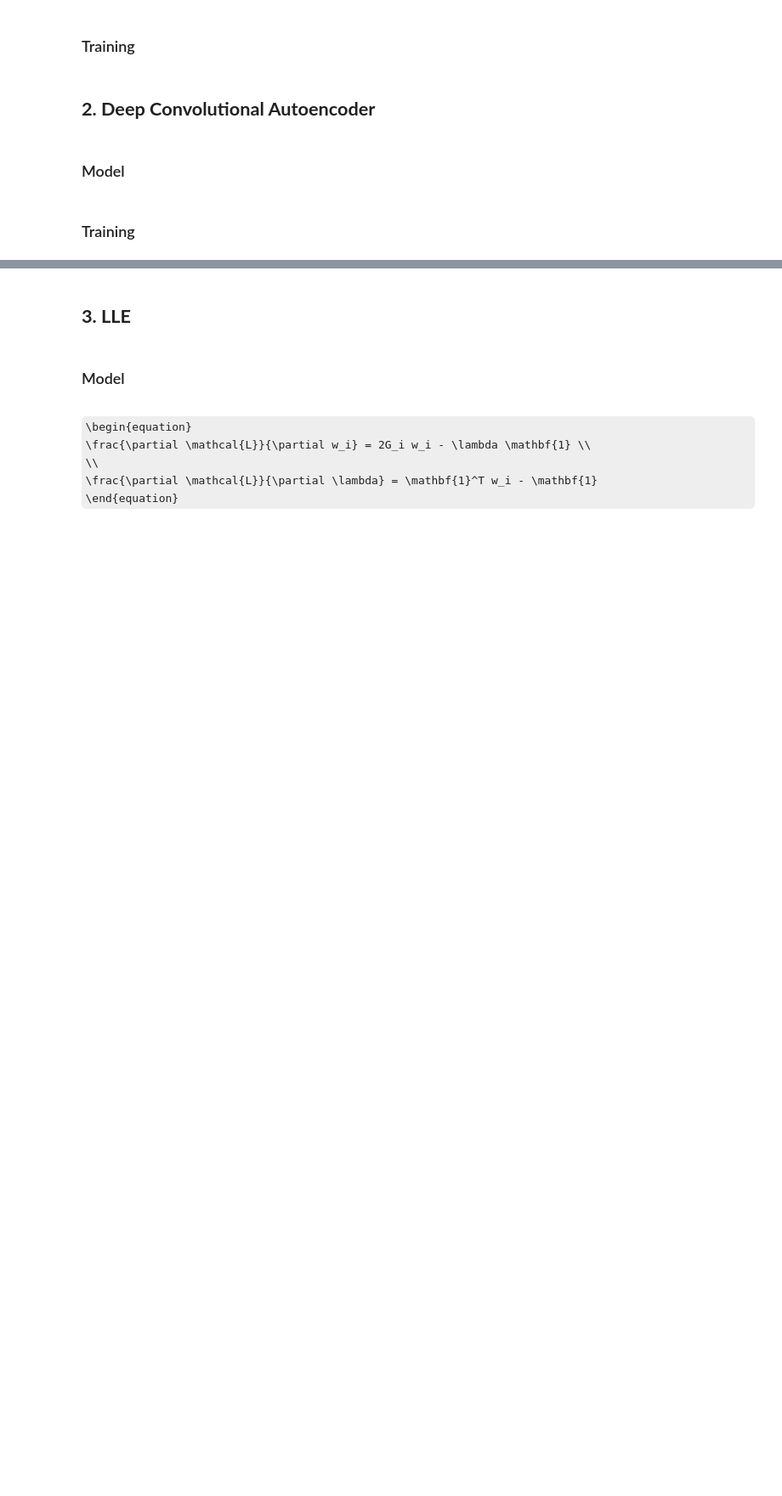
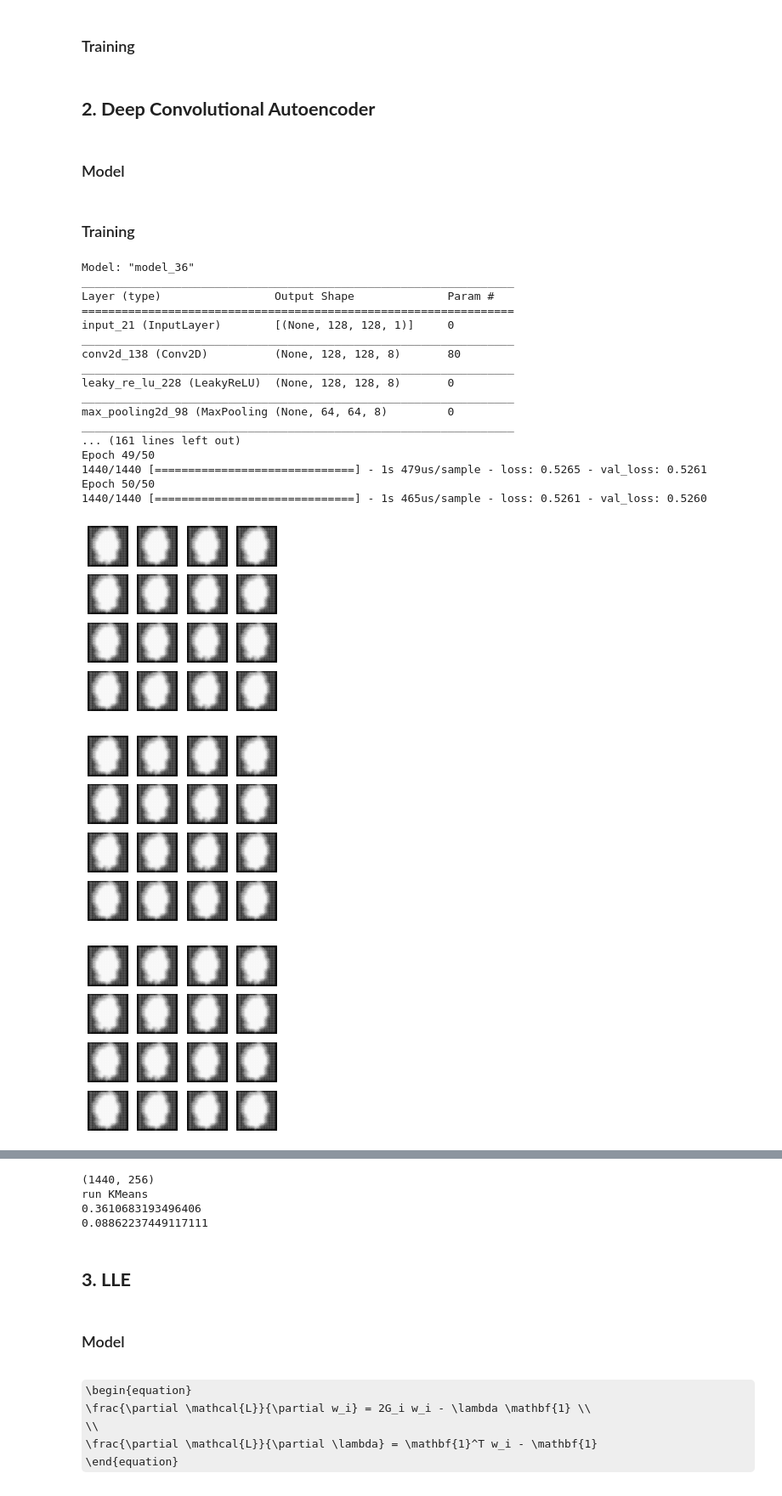
Before and after one commit to MatPont/Deep_Dimensionality_Reduction, a Jupyter notebook: Algorithms/Autoencoder_LLE.ipynb, the cells around one changed output, grey strips where cells are left out. Shown at 85% size. Cells and saved outputs as stored; diff of their text form; code cells hidden in the pictures; some formulas as TeX source; blank space fills up the shorter version.

Commit message:
work on orl and coil20

```diff
--- a/Algorithms/Autoencoder_LLE.ipynb
+++ b/Algorithms/Autoencoder_LLE.ipynb
@@ -373,14 +413,16 @@ def make_conv_autoencoder_model(img_height=28, img_width=28, num_conv=num_conv):
 # %% [markdown]
 ### Training
 # %%
-epoch = 20
+epoch = 50
 
 import os
 import tensorflow as tf
 
-X_train, y_train, X_test, y_test = datasets["MNIST"]
+#X_train, y_train, X_test, y_test = datasets["MNIST"]
 #X_test, y_test, X_train, y_train = datasets["MNIST"]
-#X_train, y_train, X_test, y_test = datasets["USPS"]
+X_train, y_train, X_test, y_test = datasets["USPS"]
+X_train, y_train, X_test, y_test = datasets["COIL-20"]
+#X_train, y_train, X_test, y_test = datasets["ORL"]
 
 autoencoder, encoder, decoded = make_conv_autoencoder_model(X_train.shape[1], X_train.shape[2])
 autoencoder.compile(optimizer=optimizer, loss=loss)
@@ -402,30 +444,51 @@ autoencoder.fit(X_train, X_train,
                 epochs=epoch,
                 batch_size=batch_size,
                 shuffle=True,
                 validation_data=(X_test, X_test))
 
 #ae_checkpoint.save(file_prefix = ae_checkpoint_prefix)
 
 for _ in range(8):
   generate_and_save_images(autoencoder, 0,
                         test_input=X_train[np.random.randint(low=0,high=X_train.shape[0],size=16)])
 
 #################################################
 
 
 
 #################################################
 # KMeans
 #################################################
 ####### Encode images #######
 encoded_images = encoder.predict(X_train)
 print(encoded_images.shape)
 
 ####### KMeans #######
 print("run KMeans")
 kmeans = KMeans(n_clusters=10, n_init=20)
 kmeans.fit(encoded_images)
 
 print(nmi(kmeans.labels_, y_train.ravel()))
 print(ari(kmeans.labels_, y_train.ravel()))
 #################################################
+# %% [output]
+Model: "model_36"
+_________________________________________________________________
+Layer (type)                 Output Shape              Param #
+=================================================================
+input_21 (InputLayer)        [(None, 128, 128, 1)]     0
+_________________________________________________________________
+conv2d_138 (Conv2D)          (None, 128, 128, 8)       80
+_________________________________________________________________
+leaky_re_lu_228 (LeakyReLU)  (None, 128, 128, 8)       0
+_________________________________________________________________
+max_pooling2d_98 (MaxPooling (None, 64, 64, 8)         0
+_________________________________________________________________
+... (161 lines left out)
+Epoch 49/50
+1440/1440 [==============================] - 1s 479us/sample - loss: 0.5265 - val_loss: 0.5261
+Epoch 50/50
+1440/1440 [==============================] - 1s 465us/sample - loss: 0.5261 - val_loss: 0.5260
+[figure, added]
+[figure, added]
+[figure, added]
@@ -432,3 +500,7 @@ print(ari(kmeans.labels_, y_train.ravel()))
+(1440, 256)
+run KMeans
+0.3610683193496406
+0.08862237449117111
 # %% [markdown]
 ## **3. LLE**
 # %% [markdown]
```
Also changed, not shown: parts of 9 cells of this notebook, 14 other files.
